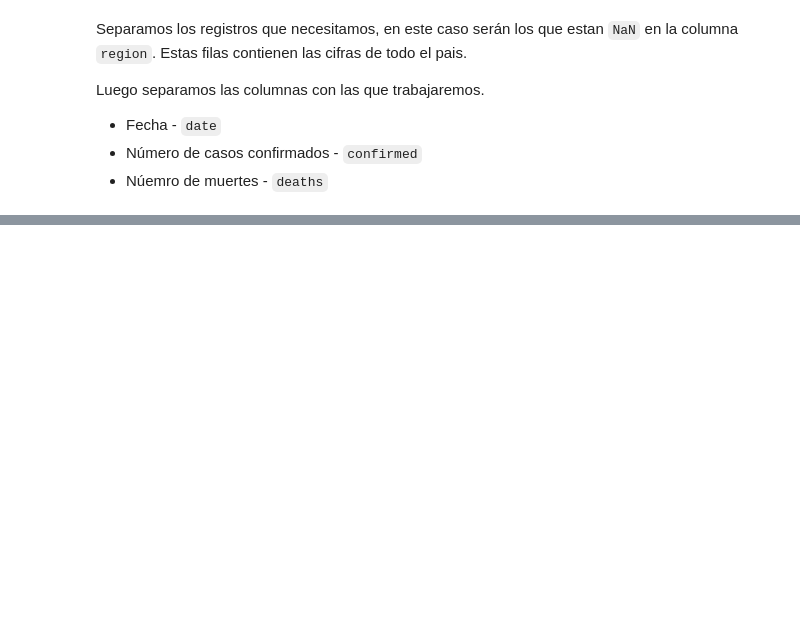
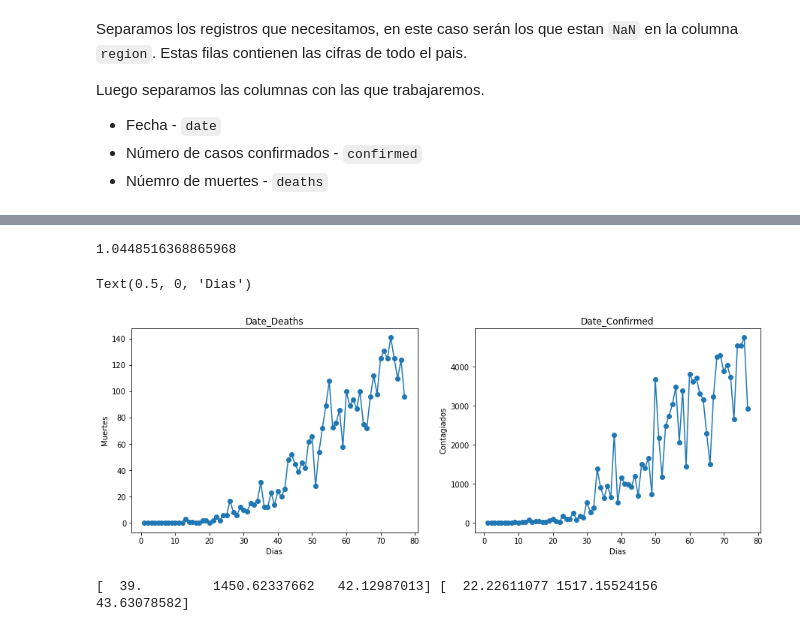
Before and after one commit to juan1t0/Topicos_IA, a Jupyter notebook: Predictor_COVID-19.ipynb, the cells around one changed output, grey strips where cells are left out. Drawn from its saved outputs; the diff is of its cells as text; code cells hidden in the pictures; blank space fills up the shorter version.

```diff
--- a/Predictor_COVID-19.ipynb
+++ b/Predictor_COVID-19.ipynb
@@ -82,11 +84,8 @@ Como `date` es considerado Object, lo transformamos en dalor numérico.
 # %%
 date_deaths['date'] = pd.to_datetime(date_deaths['date']).dt.strftime("%Y%m%d").astype(int)
 date_confirmed['date'] = pd.to_datetime(date_confirmed['date']).dt.strftime("%Y%m%d").astype(int)
-date_confirmed_deaths['date'] = pd.to_datetime(date_confirmed_deaths['date']).dt.strftime("%Y%m%d").astype(int)
 
-new_date = list(range(1,len(date_confirmed_deaths)+1))
+new_date = list(range(1,len(date_confirmed)+1))
 
 raw_DD = date_deaths.values
 mayo_1 = np.where(raw_DD[:,0]==20200501)
-
-date_confirmed_deaths.head()
@@ -306,10 +188,0 @@ Para eso creamos `O_raw_DCD`, recorremos los datos originales y restamos con el
-# %%
-raw_DCD = date_confirmed_deaths.values.astype(np.float32)
-raw_DCD[:,0] = new_date
-
-O_raw_DCD = np.zeros(raw_DCD.shape)
-O_raw_DCD[0,:] = raw_DCD[0,:]
-for i in range(1,len(raw_DCD)):
-    O_raw_DCD[i,0] = raw_DCD[i,0]
-    O_raw_DCD[i,1] = raw_DCD[i,1] - raw_DCD[i-1,1]
-    O_raw_DCD[i,2] = raw_DCD[i,2] - raw_DCD[i-1,2]
@@ -383,0 +211,42 @@ Para obtener un modelo exclusivo de Arequipa, primero seleccionamos las filas qu
+# %%
+data_raw_DCD = date_confirmed_deaths.values.astype(np.float32)
+ind = np.where(np.isnan(data_raw_DCD))
+data_raw_DCD[ind] = 0
+
+Oraw_DCD = np.zeros(data_raw_DCD.shape)
+crecimiento = np.zeros(len(data_raw_DCD) - 1)
+Oraw_DCD[0] = data_raw_DCD[0]
+Oraw_DCD[:,0] = new_date[:]
+
+for i in range(1,len(data_raw_DCD)):
+    Oraw_DCD[i,1] = data_raw_DCD[i,1] - data_raw_DCD[i-1,1]
+    Oraw_DCD[i,2] = data_raw_DCD[i,2] - data_raw_DCD[i-1,2]
+    crecimiento[i-1] = data_raw_DCD[i,1] / data_raw_DCD[i-1,1]
+
+av_crecimiento = np.mean(crecimiento[-10:])
+av_crecimiento
+# %% [output]
+1.0448516368865968
+# %%
+fig, ax = plt.subplots(1, 2, figsize=(15,5))
+
+ax[0].plot(Oraw_DCD[:,0], Oraw_DCD[:,2], "-o")
+ax[0].set_title("Date_Deaths")
+ax[0].set_ylabel('Muertes')
+ax[0].set_xlabel('Dias')
+
+ax[1].plot(Oraw_DCD[:,0], Oraw_DCD[:,1], "-o")
+ax[1].set_title("Date_Confirmed")
+ax[1].set_ylabel('Contagiados')
+ax[1].set_xlabel('Dias')
+# %% [output]
+Text(0.5, 0, 'Dias')
+[figure, added]
+# %%
+Oraw_DCD, _, _ = Normalizar_Datos(Oraw_DCD)
+train_set_DCD, test_set_DCD = np.split(Oraw_DCD,mayo_1[0])
+
+train_DCD_x, train_DCD_y, test_DCD_x, test_DCD_y = Adapt_sets(train_set_DCD, test_set_DCD)
+Theta_DCD = np.zeros(train_DCD_x.shape[1])[np.newaxis]
+# %% [output]
+[  39.         1450.62337662   42.12987013] [  22.22611077 1517.15524156   43.63078582]
```
Also changed, not shown: parts of 119 cells of this notebook.
